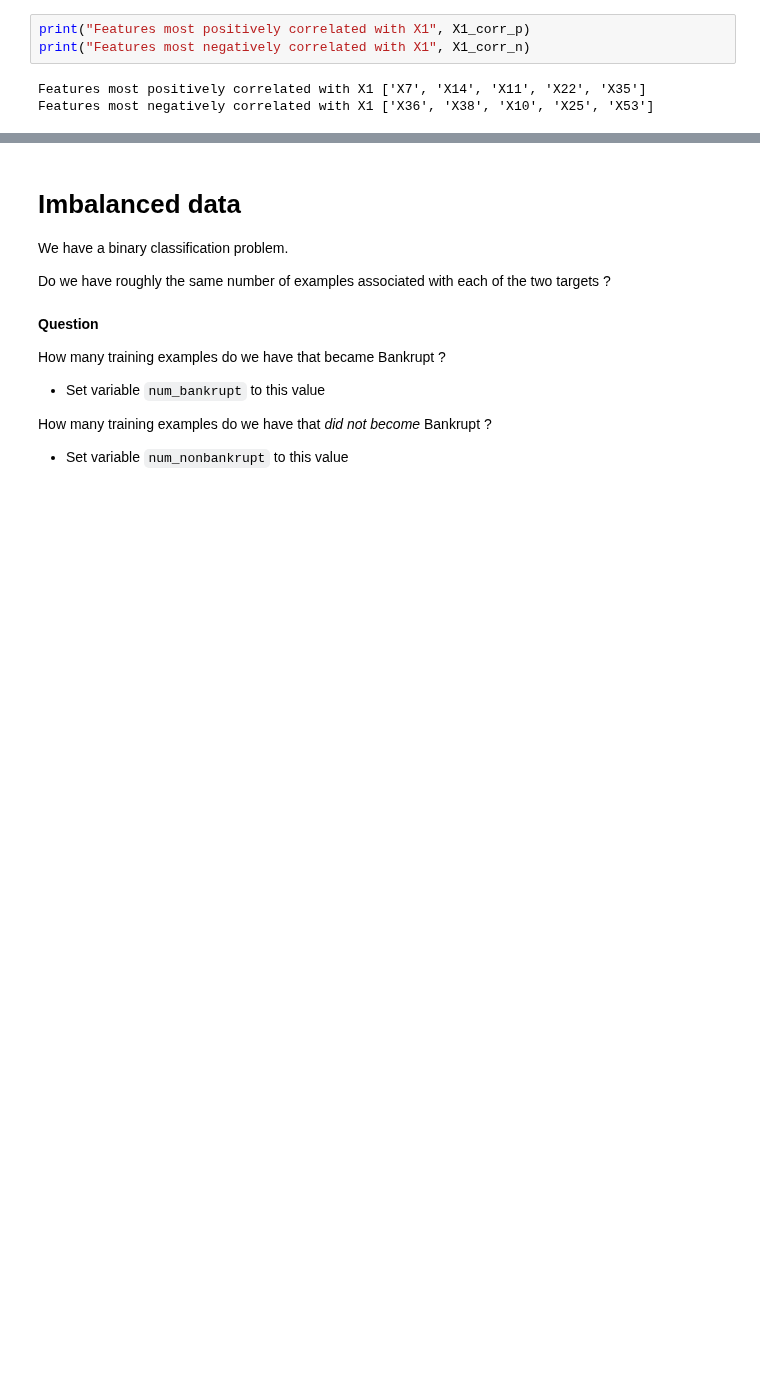
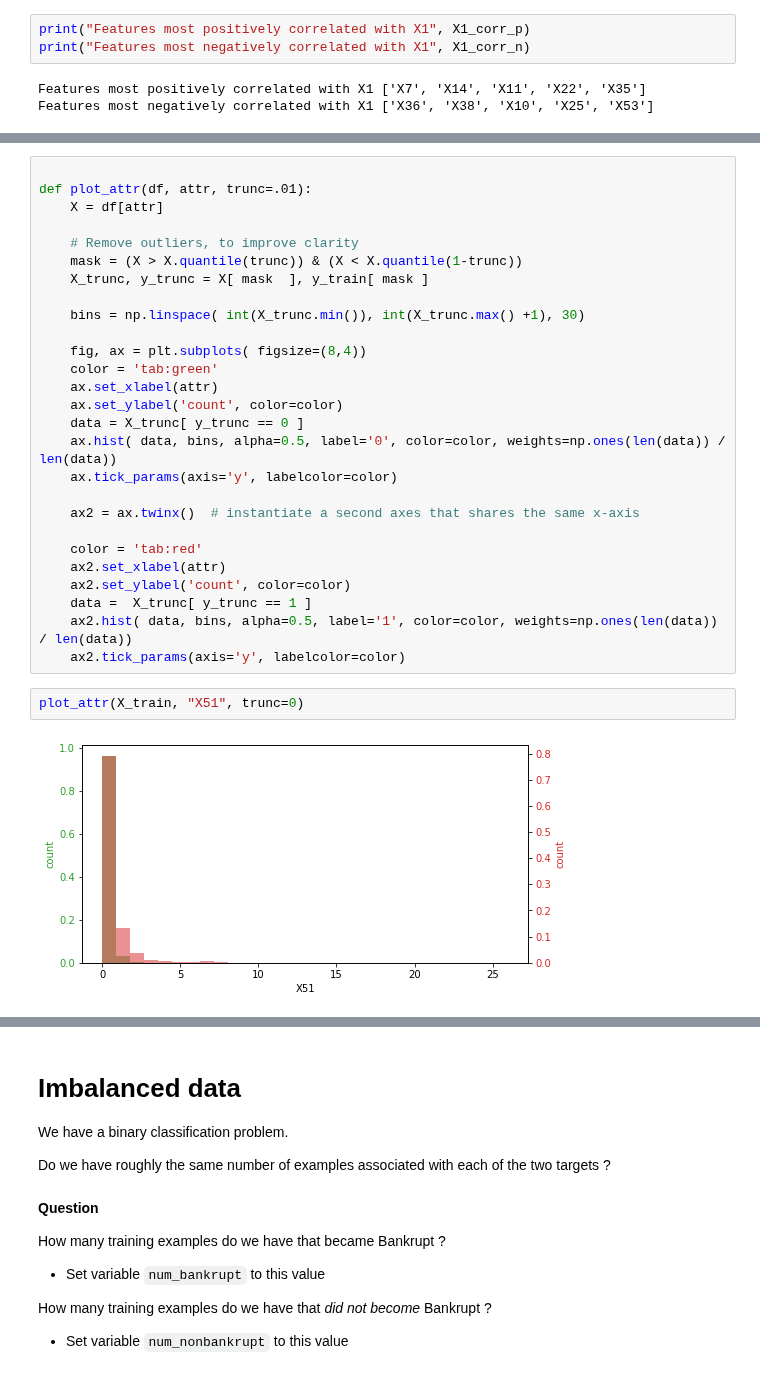
Before and after one commit to nyutandononline/MachineLearning_and_Finance_Teacher, a Jupyter notebook: Assignment_CL_teacher/CL_3_Banrkuptcy_Prediction_OYA/Bankruptcy_oya.ipynb, the cells around one changed output, grey strips where cells are left out. Drawn from its saved outputs; the diff is of its cells as text; blank space fills up the shorter version.

Commit message:
Improvements to CL_3 Assignment

```diff
--- a/Assignment_CL_teacher/CL_3_Banrkuptcy_Prediction_OYA/Bankruptcy_oya.ipynb
+++ b/Assignment_CL_teacher/CL_3_Banrkuptcy_Prediction_OYA/Bankruptcy_oya.ipynb
@@ -416,0 +465,31 @@ Features most negatively correlated with X1 ['X36', 'X38', 'X10', 'X25', 'X53']
+# %%
+
+def plot_attr(df, attr, trunc=.01):
+    X = df[attr]
+
+    # Remove outliers, to improve clarity
+    mask = (X > X.quantile(trunc)) & (X < X.quantile(1-trunc))
+    X_trunc, y_trunc = X[ mask  ], y_train[ mask ]
+
+    bins = np.linspace( int(X_trunc.min()), int(X_trunc.max() +1), 30)
+
+    fig, ax = plt.subplots( figsize=(8,4))
+    color = 'tab:green'
+    ax.set_xlabel(attr)
+    ax.set_ylabel('count', color=color)
+    data = X_trunc[ y_trunc == 0 ]
+    ax.hist( data, bins, alpha=0.5, label='0', color=color, weights=np.ones(len(data)) / len(data))
+    ax.tick_params(axis='y', labelcolor=color)
+
+    ax2 = ax.twinx()  # instantiate a second axes that shares the same x-axis
+
+    color = 'tab:red'
+    ax2.set_xlabel(attr)
+    ax2.set_ylabel('count', color=color)
+    data =  X_trunc[ y_trunc == 1 ]
+    ax2.hist( data, bins, alpha=0.5, label='1', color=color, weights=np.ones(len(data)) / len(data))
+    ax2.tick_params(axis='y', labelcolor=color)
+# %%
+plot_attr(X_train, "X51", trunc=0)
+# %% [output]
+[figure, added]
```
Also changed, not shown: parts of 40 cells of this notebook.
